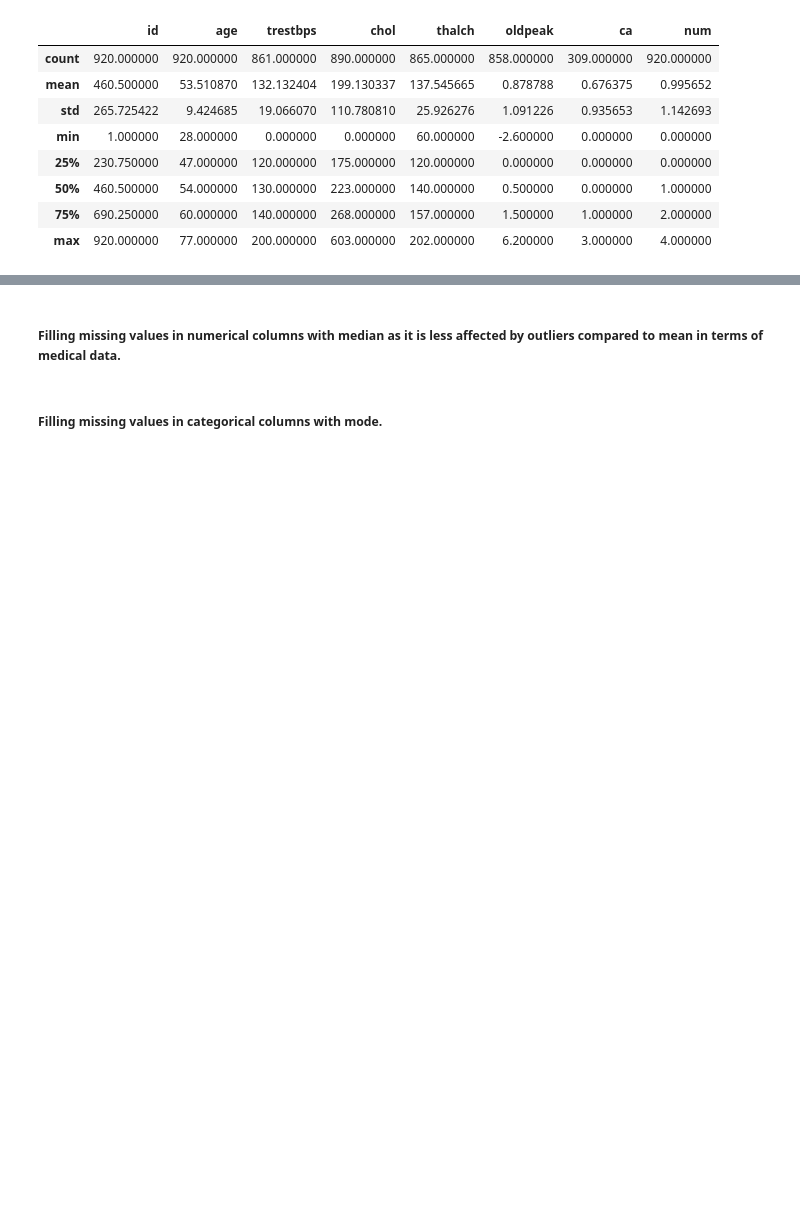
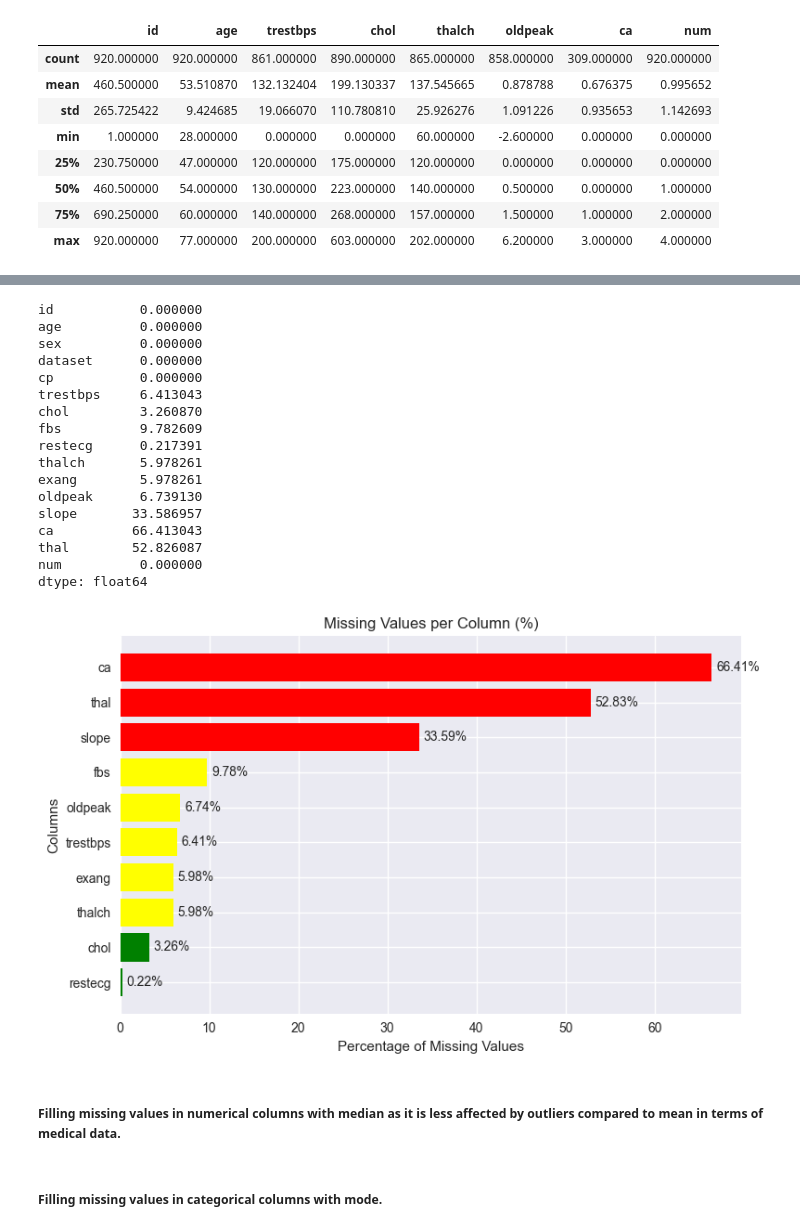
Before and after one commit to Data200-Jan2026/project-clueless, a Jupyter notebook: WeeklyDeliverables/ExploratoryDataAnalysis.ipynb, the cells around one changed output, grey strips where cells are left out. Drawn from its saved outputs; the diff is of its cells as text; code cells hidden in the pictures; blank space fills up the shorter version.

```diff
--- a/WeeklyDeliverables/ExploratoryDataAnalysis.ipynb
+++ b/WeeklyDeliverables/ExploratoryDataAnalysis.ipynb
@@ -117,3 +108,52 @@ dtype: float64
+# %%
+missing_percentage = (df.isna().sum() / len(df)) * 100
+
+print(missing_percentage)
+
+missing_percentage = missing_percentage[missing_percentage > 0]
+
+missing_percentage = missing_percentage.sort_values(ascending=False)
+
+# Assign colors based on thresholds
+colors = missing_percentage.apply(lambda x: 'red' if x > 30 else ('green' if x < 5 else 'yellow'))
+
+# Plot
+plt.figure(figsize=(8, len(missing_percentage)*0.5))
+bars = plt.barh(missing_percentage.index, missing_percentage.values, color=colors)
+
+plt.xlabel("Percentage of Missing Values")
+plt.ylabel("Columns")
+plt.title("Missing Values per Column (%)")
+
+# Add percentage labels
+for bar in bars:
+    width = bar.get_width()
+    plt.text(width + 0.5, bar.get_y() + bar.get_height()/2,
+             f"{width:.2f}%",
+             va='center')
+
+plt.gca().invert_yaxis()  # Highest values on top
+plt.tight_layout()
+plt.show()
+# %% [output]
+id           0.000000
+age          0.000000
+sex          0.000000
+dataset      0.000000
+cp           0.000000
+trestbps     6.413043
+chol         3.260870
+fbs          9.782609
+restecg      0.217391
+thalch       5.978261
+exang        5.978261
+oldpeak      6.739130
+slope       33.586957
+ca          66.413043
+thal        52.826087
+num          0.000000
+dtype: float64
+[figure, added]
 # %% [markdown]
 ##### Filling missing values in numerical columns with median as it is less affected by outliers compared to mean in terms of medical data.
 # %%
```
Also changed, not shown: parts of 11 cells of this notebook, 1 other file.
